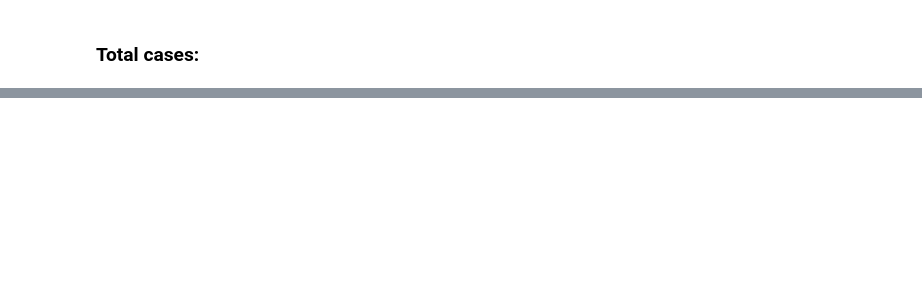
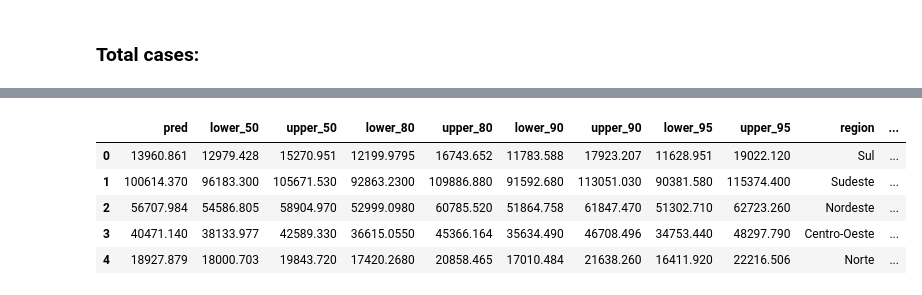
Before and after one commit to eduardocorrearaujo/medium_term_pytorch_el_nino, a Jupyter notebook: generate_figures.ipynb, the cells around one changed output, grey strips where cells are left out. Saved outputs shown, nothing was run; the diff lists cells and outputs as text; code cells hidden in the pictures; blank space fills up the shorter version.

```diff
--- a/generate_figures.ipynb
+++ b/generate_figures.ipynb
@@ -217,0 +207,14 @@ df_end.head()
+# %%
+df_total1 = pd.read_csv(f'predictions/preds_total_region_{doenca}_{TEST_YEAR}_{model_name}.csv')
+df_total2 = pd.read_csv(f'predictions/preds_neutro_total_region_{doenca}_{TEST_YEAR}_{model_name}.csv')
+df_total2['model_name'] = 'Neutro'
+
+df_end = pd.concat([df_total1, df_total2], ignore_index=True)
+df_end.head()
+# %% [output]
+|  | pred | lower_50 | upper_50 | lower_80 | upper_80 | lower_90 | upper_90 | lower_95 | upper_95 | region | ... |
+| 0 | 13960.861 | 12979.428 | 15270.951 | 12199.9795 | 16743.652 | 11783.588 | 17923.207 | 11628.951 | 19022.120 | Sul | ... |
+| 1 | 100614.370 | 96183.300 | 105671.530 | 92863.2300 | 109886.880 | 91592.680 | 113051.030 | 90381.580 | 115374.400 | Sudeste | ... |
+| 2 | 56707.984 | 54586.805 | 58904.970 | 52999.0980 | 60785.520 | 51864.758 | 61847.470 | 51302.710 | 62723.260 | Nordeste | ... |
+| 3 | 40471.140 | 38133.977 | 42589.330 | 36615.0550 | 45366.164 | 35634.490 | 46708.496 | 34753.440 | 48297.790 | Centro-Oeste | ... |
+| 4 | 18927.879 | 18000.703 | 19843.720 | 17420.2680 | 20858.465 | 17010.484 | 21638.260 | 16411.920 | 22216.506 | Norte | ... |
```
Also changed, not shown: parts of 10 cells of this notebook, 29 other files.
